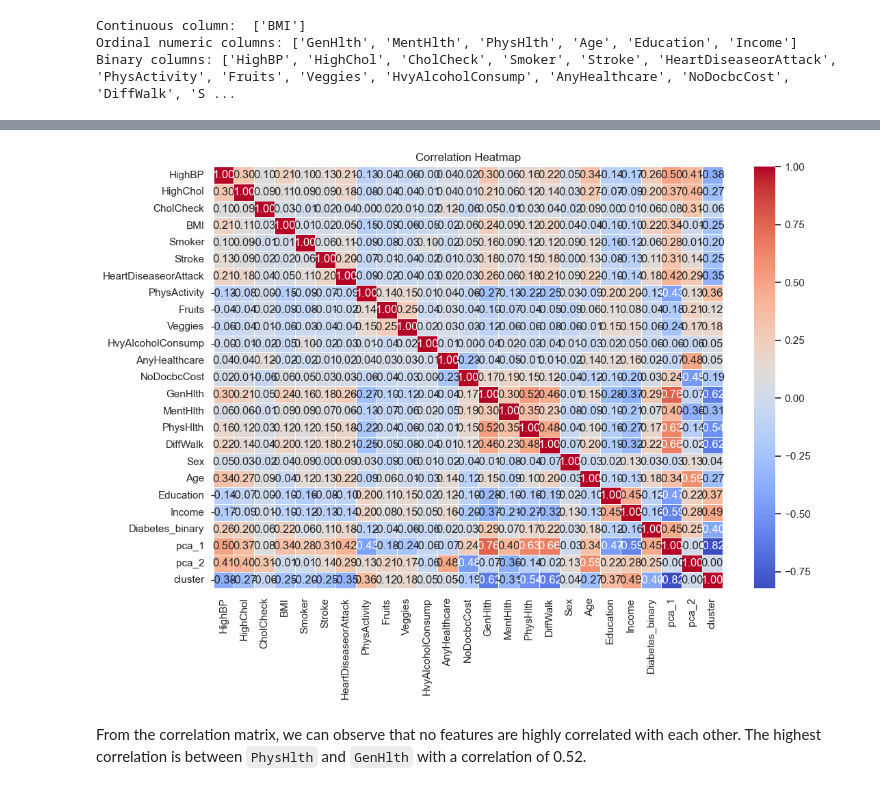
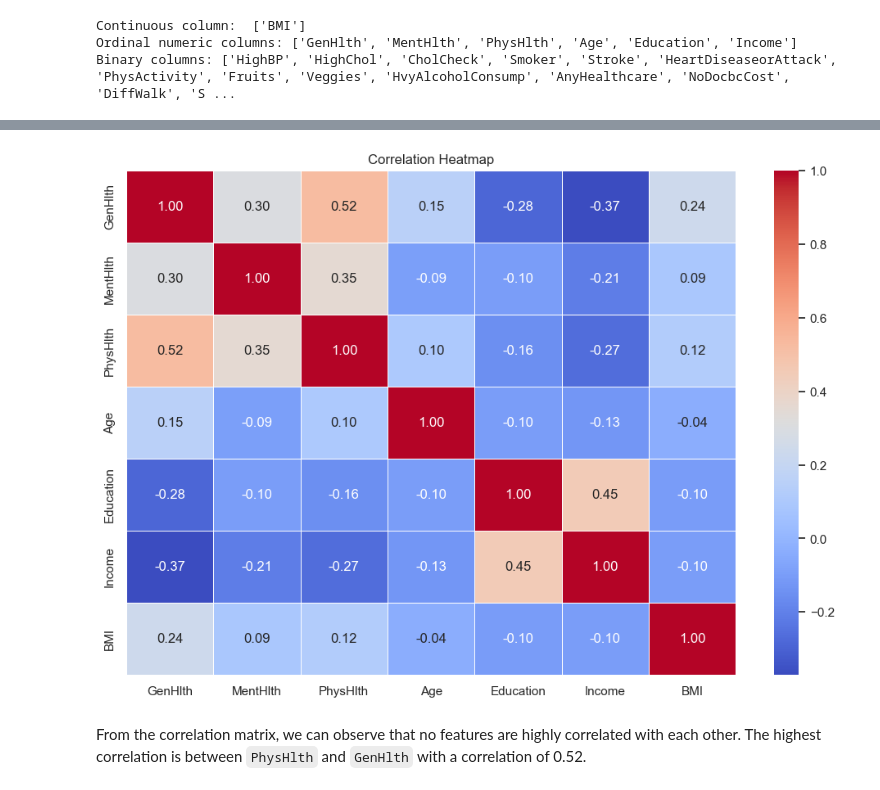
Before and after one commit to cassidygorsky/5243_FinalProject_Team13, a Jupyter notebook: Project4.ipynb, the cells around one changed output, grey strips where cells are left out. Drawn from its saved outputs; the diff is of its cells as text; code cells hidden in the pictures.

````diff
--- a/Project4.ipynb
+++ b/Project4.ipynb
@@ -326,6 +348,7 @@ binary_cols = ['HighBP', 'HighChol', 'CholCheck', 'Smoker',
                     'Veggies', 'HvyAlcoholConsump', 'AnyHealthcare', 'NoDocbcCost',
                     'DiffWalk', 'Sex'] #0 or 1
 
+numeric_cols = ordinal_numeric_cols + cont_cols #no binary columns
 print("Continuous column: ", cont_cols)
 print("Ordinal numeric columns:", ordinal_numeric_cols)
 print("Binary columns:", binary_cols)
@@ -404,15 +549,13 @@ plt.show()
 # %%
 # Correlation Matrix
-# Select numerical columns only
+# Select numerical columns only and no binary columns
 
-#drop ID column from df
-df.drop(columns=['ID'], inplace=True)
 plt.figure(figsize=(12, 8))
-corr_matrix = df.corr()  # Only numeric columns
+corr_matrix = df[numeric_cols].corr()  # Only numeric columns
 sns.heatmap(corr_matrix, annot=True, cmap='coolwarm', fmt=".2f", linewidths=0.5)
 plt.title("Correlation Heatmap")
 plt.show()
 # %% [output]
-[figure, old version]
+[figure, new version]
 # %% [markdown]
 From the correlation matrix, we can observe that no features are highly correlated with each other. The highest correlation is between ```PhysHlth``` and ```GenHlth``` with a correlation of 0.52.
````
Also changed, not shown: parts of 23 cells of this notebook.
